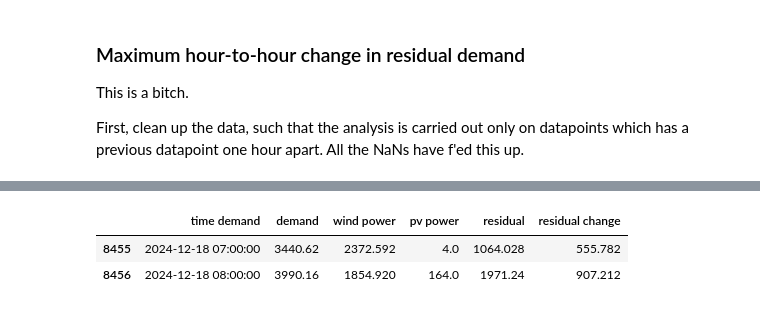
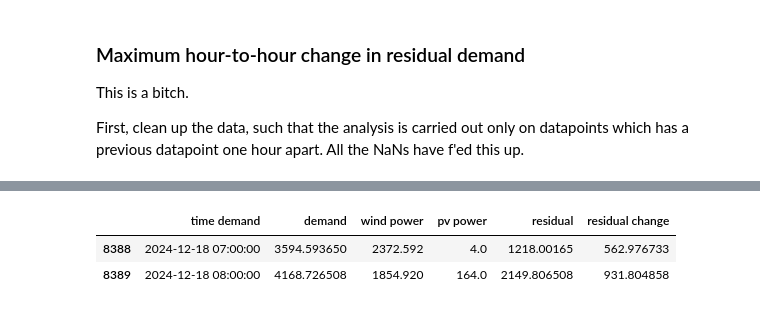
Before and after one commit to avaveriksen/ireland-grid-project, a Jupyter notebook: time-series-analysis/time-series-analysis.ipynb, the cells around one changed output, grey strips where cells are left out. Saved outputs shown, nothing was run; the diff lists cells and outputs as text; code cells hidden in the pictures.

```diff
--- a/time-series-analysis/time-series-analysis.ipynb
+++ b/time-series-analysis/time-series-analysis.ipynb
@@ -288,0 +290,3 @@ df_demand
+# %%
+df_pv = df_pv.iloc[df_demand.index]
+df_pv
@@ -308,4 +327,5 @@ df_pv
 # %%
+df_wind24 = df_wind24.iloc[df_demand.index]
 df_wind24.columns = ['time wind', 'wind power']
 df_wind24['time wind'] = df_wind24['time wind'].str.slice(stop=16)
 df_wind24['time wind'] = pd.to_datetime(df_wind24['time wind'], format='%Y-%m-%d %H:%M')
@@ -433,9 +461,3 @@ plt.savefig("residual-demand-negative.png", format='png', facecolor='w', dpi=300
 This is a bitch.
 
 First, clean up the data, such that the analysis is carried out only on datapoints which has a previous datapoint one hour apart. All the NaNs have f'ed this up.
-# %%
-DF['time demand'][0]
-DF.index[8000]
-i = len(DF)
-
-(DF['time demand'][i] - DF['time demand'][i - 1]) == pd.Timedelta(hours=1)
@@ -453,5 +473,5 @@ for i in range(1, len(DF)):
 # %%
 DF.loc[rc_idx, 'residual change'] = np.array(residual_change)
 # %%
-maxidx = nanargmax(DF['residual change'])
+maxidx = np.nanargmax(DF['residual change'])
 maxidx
@@ -462,9 +498,9 @@ np.nanmax(DF['residual change'])
 # %%
-DF.iloc[maxidx-1:maxidx+1,[0, 1, 3, 5, 6, 7]]
+DF.iloc[maxidx-1:maxidx+1,[0, 2, 5, 7, 8, 9]]
 # %% [output]
 |  | time demand | demand | wind power | pv power | residual | residual change |
-| 8455 | 2024-12-18 07:00:00 | 3440.62 | 2372.592 | 4.0 | 1064.028 | 555.782 |
-| 8456 | 2024-12-18 08:00:00 | 3990.16 | 1854.920 | 164.0 | 1971.24 | 907.212 |
+| 8388 | 2024-12-18 07:00:00 | 3594.593650 | 2372.592 | 4.0 | 1218.00165 | 562.976733 |
+| 8389 | 2024-12-18 08:00:00 | 4168.726508 | 1854.920 | 164.0 | 2149.806508 | 931.804858 |
 # %%
 print("Maximum change:", np.nanmax(abs(DF['residual change'])))
 print("Maximum upwards change:", np.nanmax(DF['residual change']))
```
Also changed, not shown: parts of 40 cells of this notebook, 4 other files.
